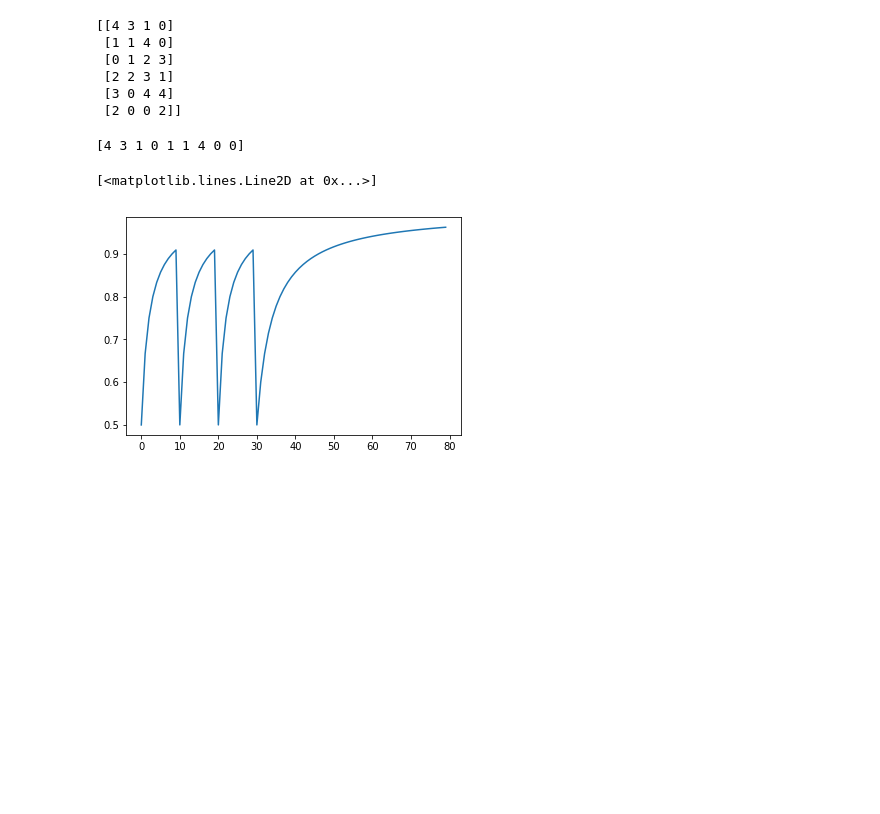
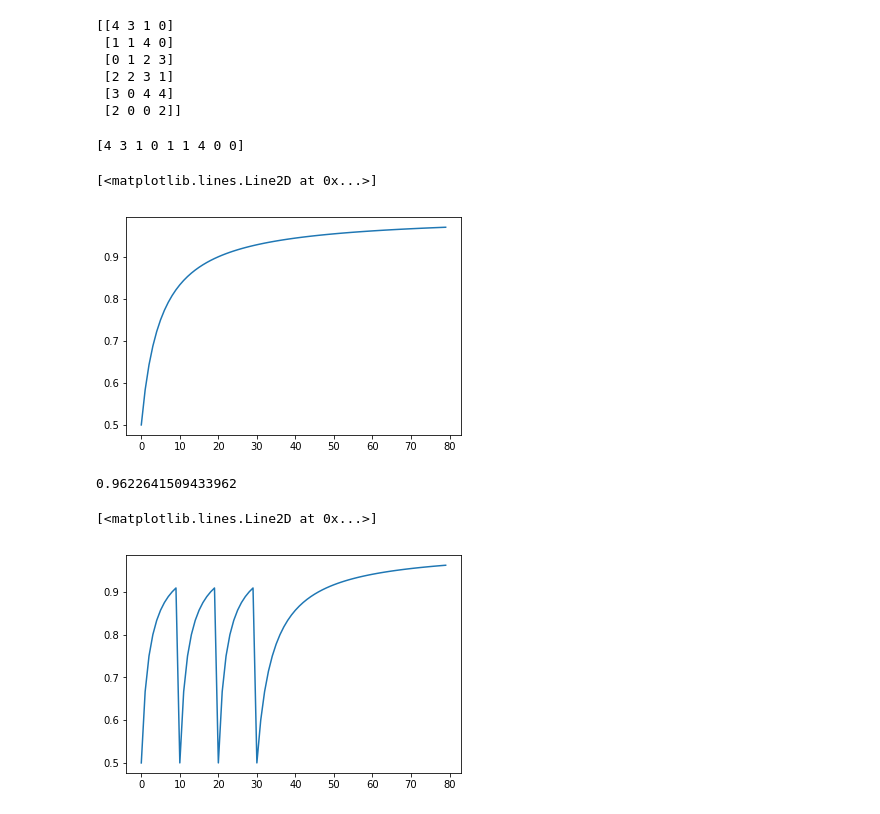
Before and after one commit to shaswot/dsn_eno, a Jupyter notebook: scratch.ipynb, the cells around one changed output. Saved outputs shown, nothing was run; the diff lists cells and outputs as text; code cells hidden in the pictures; blank space fills up the shorter version.

```diff
--- a/scratch.ipynb
+++ b/scratch.ipynb
@@ -17,6 +17,23 @@ index = np.arange(0,9)
 print(x.flatten()[index])
 # %% [output]
 [4 3 1 0 1 1 4 0 0]
+# %%
+e = 0
+e_rec = []
+A = 2
+B = 4
+counter=0
+for iteration in np.arange(0,80):
+    e = 0.5*(iteration)/(iteration+5)+0.5
+    e_rec= np.append(e_rec,e)
+plt.plot(e_rec)
+# %% [output]
+[<matplotlib.lines.Line2D at 0x...>]
+[figure, added]
+# %%
+e_rec[-1]
+# %% [output]
+0.9622641509433962
 # %%
 e = 0
 e_rec = []
```
Also changed, not shown: 26 other files.
